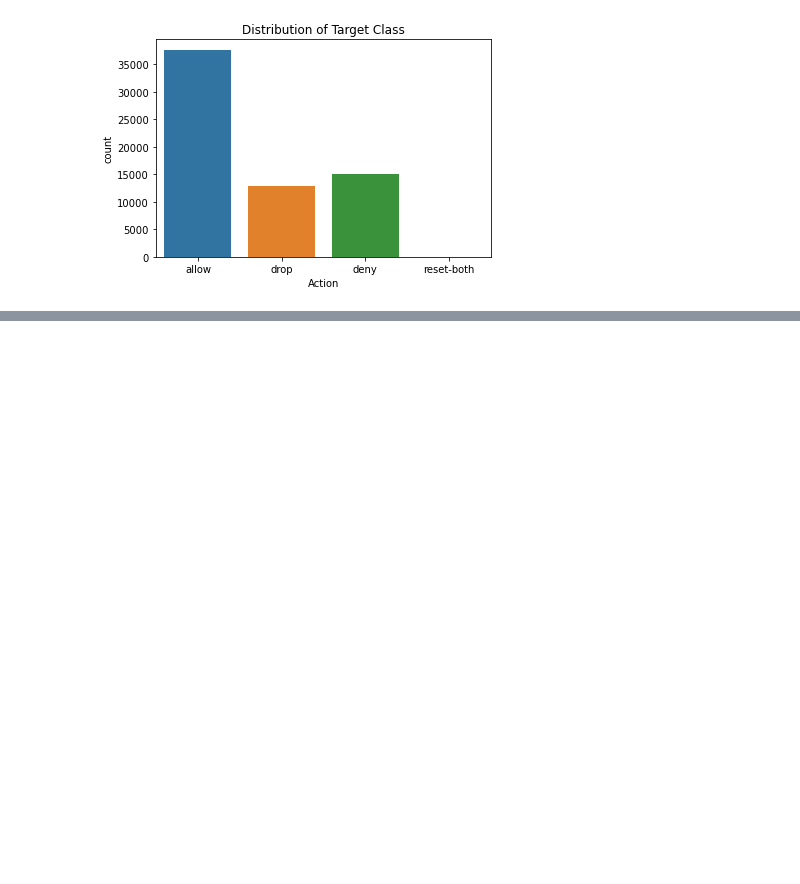
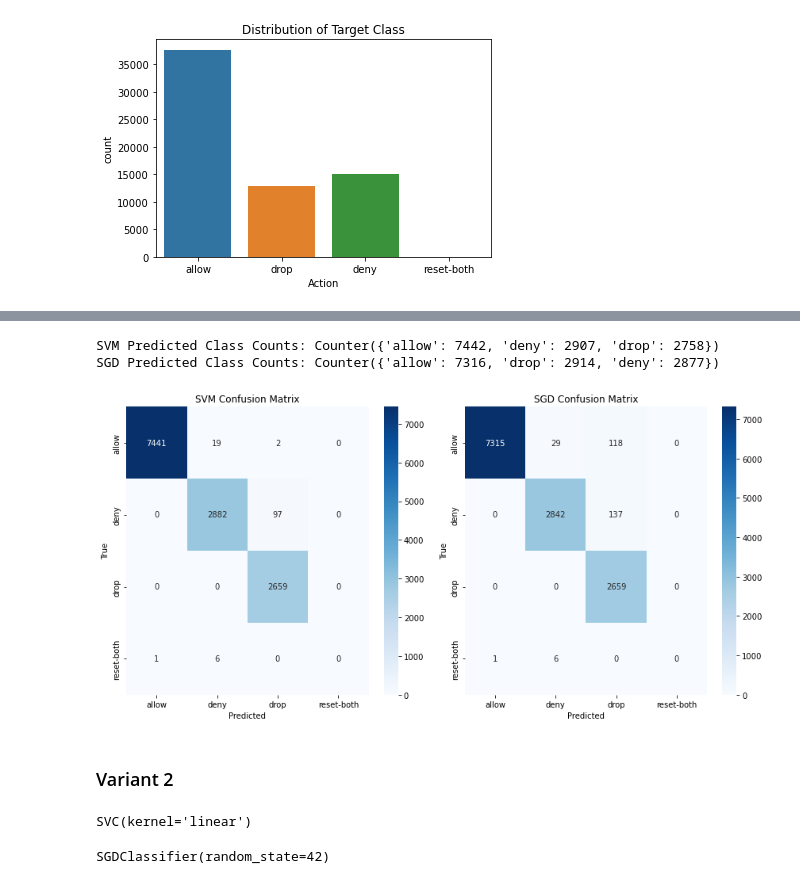
Before and after one commit to ReuvenDerner/MSDS_QuantifyingTheWorld, a Jupyter notebook: Case Study Five.ipynb, the cells around one changed output, grey strips where cells are left out. Drawn from its saved outputs; the diff is of its cells as text; code cells hidden in the pictures; blank space fills up the shorter version.

```diff
--- a/Case Study Five.ipynb
+++ b/Case Study Five.ipynb
@@ -186,0 +177,38 @@ SGD Predicted Class Counts: Counter({'allow': 7310, 'drop': 2919, 'deny': 2878})
+# %%
+from collections import Counter
+
+# Count the predicted classes using SVM
+svm_class_counts = Counter(svm_predictions)
+print("SVM Predicted Class Counts:", svm_class_counts)
+
+# Count the predicted classes using SGD Classifier
+sgd_class_counts = Counter(sgd_predictions)
+print("SGD Predicted Class Counts:", sgd_class_counts)
+# %% [output]
+SVM Predicted Class Counts: Counter({'allow': 7442, 'deny': 2907, 'drop': 2758})
+SGD Predicted Class Counts: Counter({'allow': 7316, 'drop': 2914, 'deny': 2877})
+# %%
+# Create and plot a confusion matrix
+svm_cm = confusion_matrix(y_test, svm_predictions)
+sgd_cm = confusion_matrix(y_test, sgd_predictions)
+
+plt.figure(figsize=(12, 6))
+
+plt.subplot(1, 2, 1)
+sns.heatmap(svm_cm, annot=True, fmt='d', cmap='Blues', xticklabels=label_encoder.classes_, yticklabels=label_encoder.classes_)
+plt.xlabel('Predicted')
+plt.ylabel('True')
+plt.title('SVM Confusion Matrix')
+
+plt.subplot(1, 2, 2)
+sns.heatmap(sgd_cm, annot=True, fmt='d', cmap='Blues', xticklabels=label_encoder.classes_, yticklabels=label_encoder.classes_)
+plt.xlabel('Predicted')
+plt.ylabel('True')
+plt.title('SGD Confusion Matrix')
+
+plt.tight_layout()
+plt.show()
+# %% [output]
+[figure, added]
+# %% [markdown]
+### Variant 2
@@ -186,0 +240,12 @@ SGD Predicted Class Counts: Counter({'allow': 7310, 'drop': 2919, 'deny': 2878})
+# %%
+# Support Vector Machine (SVM) model for multiclass classification
+svm_model = SVC(kernel='linear')
+svm_model.fit(X_train, y_train)
+# %% [output]
+SVC(kernel='linear')
+# %%
+# Stochastic Gradient Descent (SGD) model for multiclass classification
+sgd_model = SGDClassifier(loss='hinge', max_iter=1000, random_state=42)
+sgd_model.fit(X_train, y_train)
+# %% [output]
+SGDClassifier(random_state=42)
```
Also changed, not shown: parts of 30 cells of this notebook.
